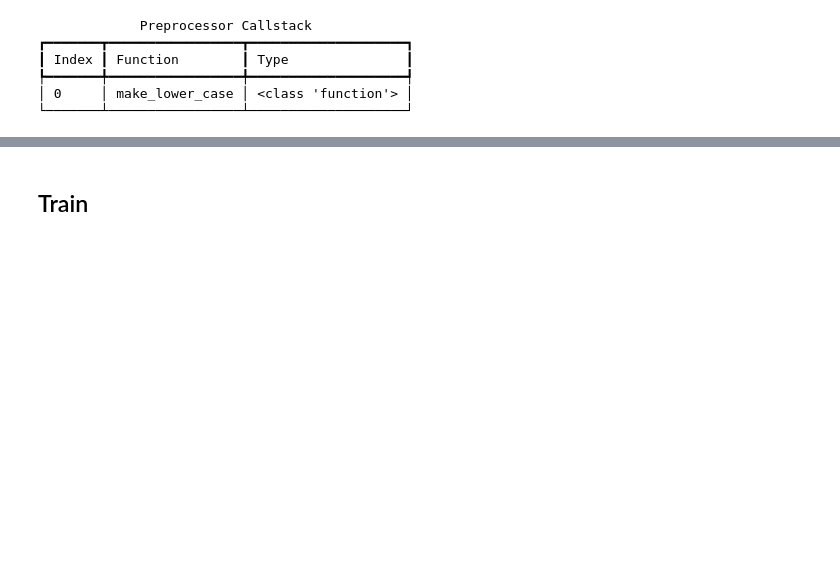
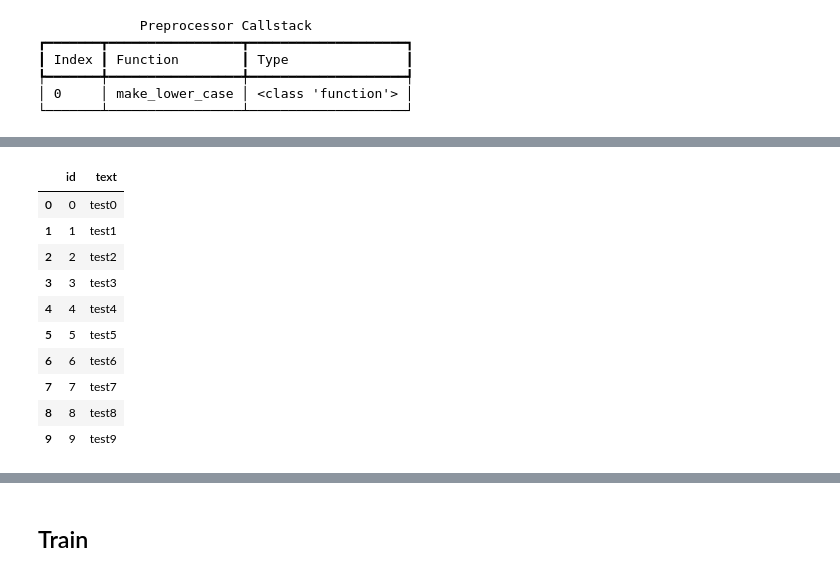
Before and after one commit to sigil-ml/LanguageToolkit, a Jupyter notebook: at_nlp/filters/string_filtering.ipynb, the cells around one changed output, grey strips where cells are left out. Cells and saved outputs as stored; diff of their text form; code cells hidden in the pictures; blank space fills up the shorter version.

```diff
--- a/at_nlp/filters/string_filtering.ipynb
+++ b/at_nlp/filters/string_filtering.ipynb
@@ -92,4 +132,18 @@ test_df = pd.DataFrame(
     test_arr,
     columns=["id", "text"],
 )
+# %%
+test_df.head(10)
+# %% [output]
+|  | id | text |
+| 0 | 0 | test0 |
+| 1 | 1 | test1 |
+| 2 | 2 | test2 |
+| 3 | 3 | test3 |
+| 4 | 4 | test4 |
+| 5 | 5 | test5 |
+| 6 | 6 | test6 |
+| 7 | 7 | test7 |
+| 8 | 8 | test8 |
+| 9 | 9 | test9 |
 # %%
```
Also changed, not shown: parts of 12 cells of this notebook, 23 other files.
